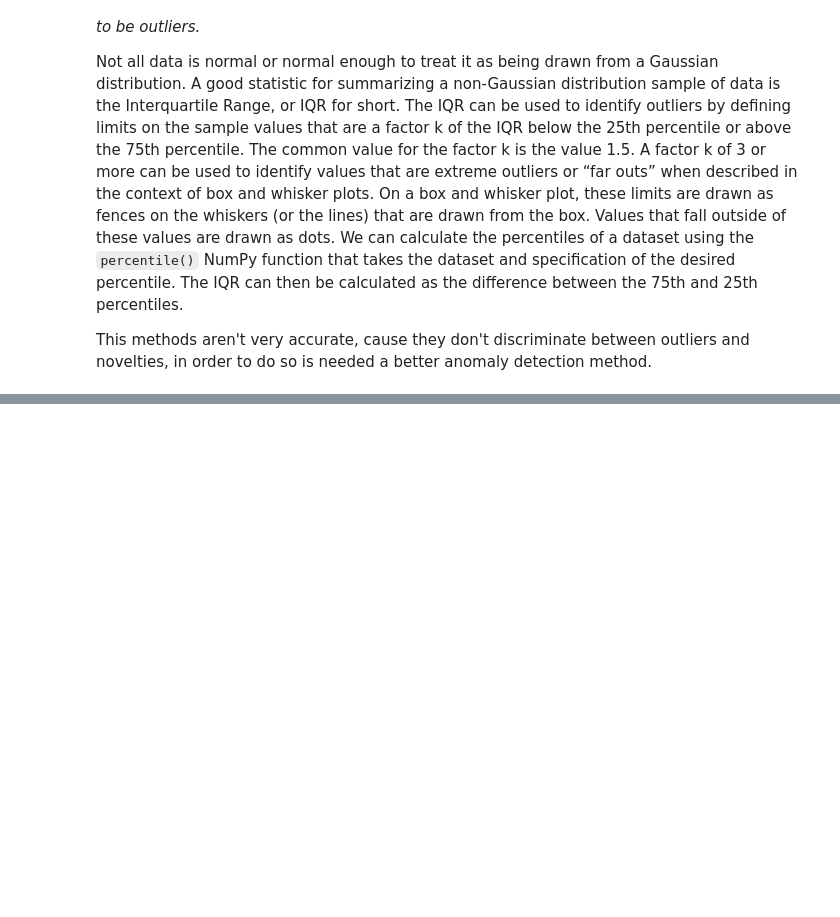
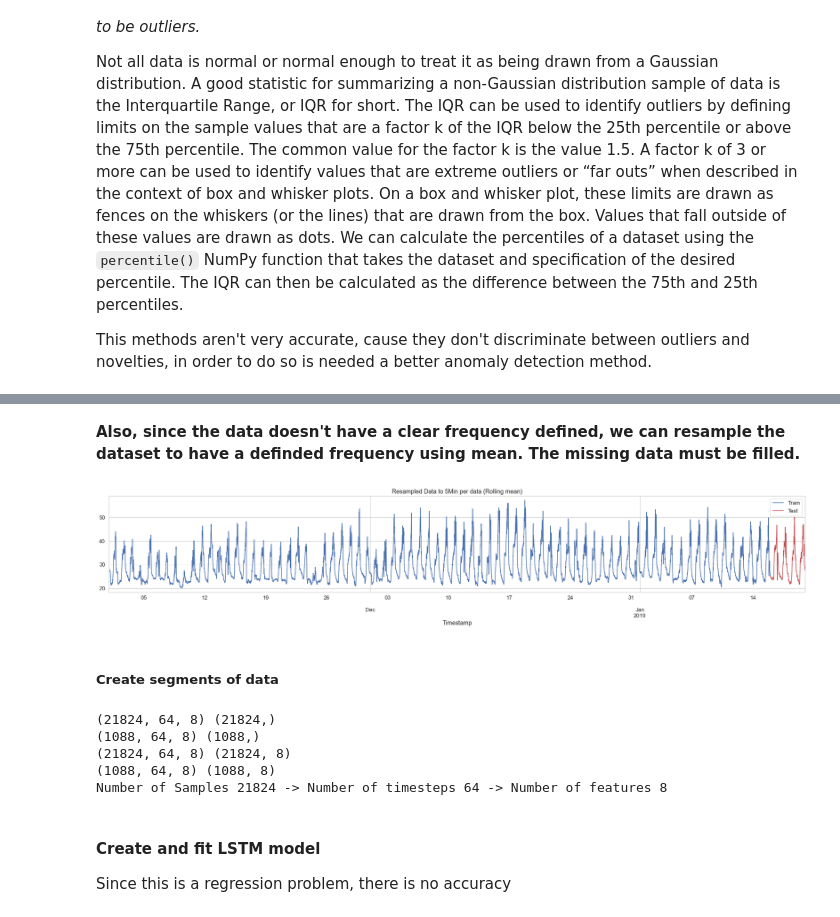
Before and after one commit to Charlie5DH/WSN, a Jupyter notebook: Notebooks/Anomalies.ipynb, the cells around one changed output, grey strips where cells are left out. Saved outputs shown, nothing was run; the diff lists cells and outputs as text; code cells hidden in the pictures; blank space fills up the shorter version.

```diff
--- a/Notebooks/Anomalies.ipynb
+++ b/Notebooks/Anomalies.ipynb
@@ -64,0 +237,38 @@ df_outliers, df2 = get_outliers(df2, Modules, std_times=3, verbose=False, remove
+# %% [markdown]
+**Also, since the data doesn't have a clear frequency defined, we can resample the dataset to have a definded frequency using mean. The missing data must be filled.**
+# %%
+outliers_fraction = 0.01
+final_date='2019-01-20 00:00:05'
+split_date = '2018-11-01 00:00:05'
+test_date = '2019-01-16 00:00:05'
+resample_time = '5Min'
+# %%
+# Splitting by date, saving a part for testing
+data, train_data, test_data, X_train, X_test, y_train, y_test, scaler = anm.create_train_test(slice_of_data, final_date=final_date, split_date=split_date, test_date=test_date,
+                                                                                              resample_time=resample_time, figsize=(24,5), scaler=MinMaxScaler())
+# %% [output]
+[figure, added]
+# %% [markdown]
+##### **Create segments of data**
+# %%
+# How many timestamps in the past to make a single prediction
+timesteps = 64
+X_train_seg, y_train_seg = anm.split_sequences(X_train, feature_index=0, n_steps=timesteps)
+X_test_seg, y_test_seg = anm.split_sequences(X_test, feature_index=0, n_steps=timesteps)
+train_X, train_y = anm.split_sequences_multivariate(X_train, n_steps=64)
+test_X, test_y = anm.split_sequences_multivariate(X_test, n_steps=64)
+
+n_features, n_timesteps, n_samples  = X_train_seg.shape[-1], X_train_seg.shape[-2], X_train_seg.shape[0]
+n_outputs_s, n_outputs_m = 1, train_X.shape[-1]
+n_predictions = 1
+print('Number of Samples {} -> Number of timesteps {} -> Number of features {}'.format(n_samples, n_timesteps, n_features))
+# %% [output]
+(21824, 64, 8) (21824,)
+(1088, 64, 8) (1088,)
+(21824, 64, 8) (21824, 8)
+(1088, 64, 8) (1088, 8)
+Number of Samples 21824 -> Number of timesteps 64 -> Number of features 8
+# %% [markdown]
+#### **Create and fit LSTM model**
+
+Since this is a regression problem, there is no accuracy
```
Also changed, not shown: parts of 35 cells of this notebook.
